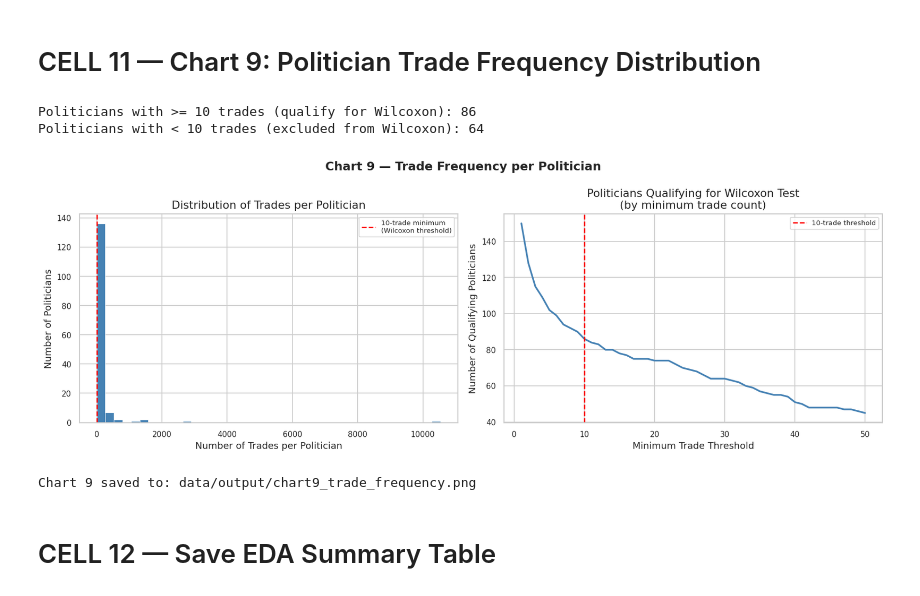
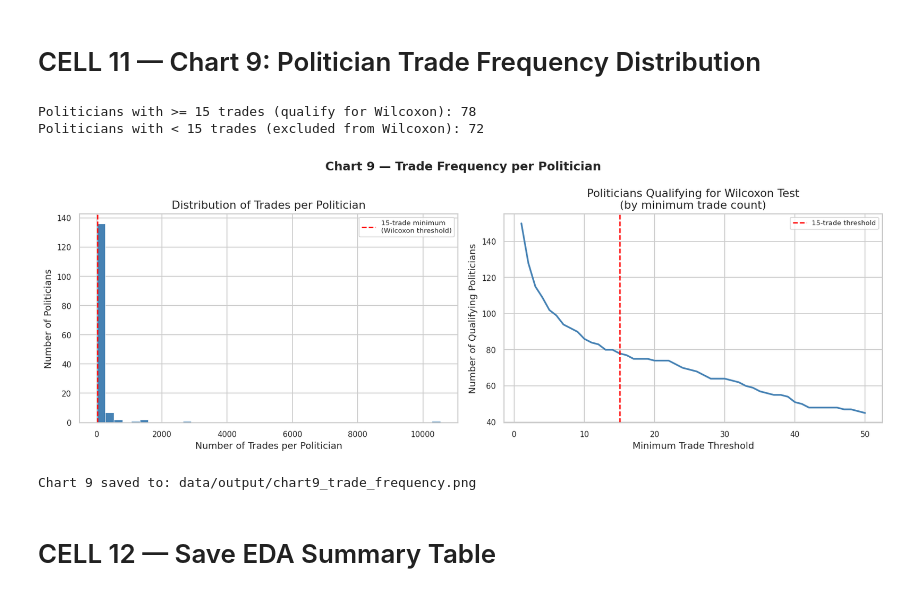
Before and after one commit to pohbear/sc2320-group-project, a Jupyter notebook: nb2_eda.ipynb, the cells around one changed output. Saved outputs shown, nothing was run; the diff lists cells and outputs as text; code cells hidden in the pictures.

Commit message:
change threshold to 15 trades

```diff
--- a/nb2_eda.ipynb
+++ b/nb2_eda.ipynb
@@ -505,46 +505,44 @@ trade_counts = trades.groupby('politician').size().sort_values(ascending=False)
 fig, axes = plt.subplots(1, 2, figsize=(14, 5))
 fig.suptitle("Chart 9 — Trade Frequency per Politician",
              fontsize=14, fontweight='bold')
 
 # Left: histogram of trade counts per politician
 ax = axes[0]
 ax.hist(trade_counts.values, bins=40,
         color='steelblue', edgecolor='white', linewidth=0.5)
-ax.axvline(10, color='red', linestyle='--', linewidth=1.5,
-           label='10-trade minimum\n(Wilcoxon threshold)')
+ax.axvline(15, color='red', linestyle='--', linewidth=1.5,
+           label='15-trade minimum\n(Wilcoxon threshold)')
 ax.set_xlabel("Number of Trades per Politician")
 ax.set_ylabel("Number of Politicians")
 ax.set_title("Distribution of Trades per Politician")
 ax.legend(fontsize=8)
 
 # Right: cumulative — how many politicians qualify for Wilcoxon
 ax2 = axes[1]
 thresholds = range(1, 51)
-qualifying = [( trade_counts >= t).sum() for t in thresholds]
+qualifying = [(trade_counts >= t).sum() for t in thresholds]
 ax2.plot(thresholds, qualifying, color='steelblue', linewidth=2)
-ax2.axvline(10, color='red', linestyle='--', linewidth=1.5, label='10-trade threshold')
+ax2.axvline(15, color='red', linestyle='--', linewidth=1.5,
+            label='15-trade threshold')
 ax2.set_xlabel("Minimum Trade Threshold")
 ax2.set_ylabel("Number of Qualifying Politicians")
 ax2.set_title("Politicians Qualifying for Wilcoxon Test\n(by minimum trade count)")
 ax2.legend(fontsize=8)
 
-qualifying_10 = (trade_counts >= 10).sum()
-print(f"\nPoliticians with >= 10 trades (qualify for Wilcoxon): {qualifying_10}")
-print(f"Politicians with < 10 trades (excluded from Wilcoxon): {(trade_counts < 10).sum()}")
-
-
-
+qualifying_15 = (trade_counts >= 15).sum()
+print(f"\nPoliticians with >= 15 trades (qualify for Wilcoxon): {qualifying_15}")
+print(f"Politicians with < 15 trades (excluded from Wilcoxon): {(trade_counts < 15).sum()}")
 
 plt.tight_layout()
 out_path = os.path.join('data', 'output', 'chart9_trade_frequency.png')
 os.makedirs(os.path.dirname(out_path), exist_ok=True)
 plt.savefig(out_path, bbox_inches='tight', dpi=150)
 plt.show()
 print(f"Chart 9 saved to: {out_path}")
 # %% [output]
-Politicians with >= 10 trades (qualify for Wilcoxon): 86
-Politicians with < 10 trades (excluded from Wilcoxon): 64
+Politicians with >= 15 trades (qualify for Wilcoxon): 78
+Politicians with < 15 trades (excluded from Wilcoxon): 72
-[figure, old version]
+[figure, new version]
 Chart 9 saved to: data/output/chart9_trade_frequency.png
 # %% [markdown]
 # CELL 12 — Save EDA Summary Table
```
